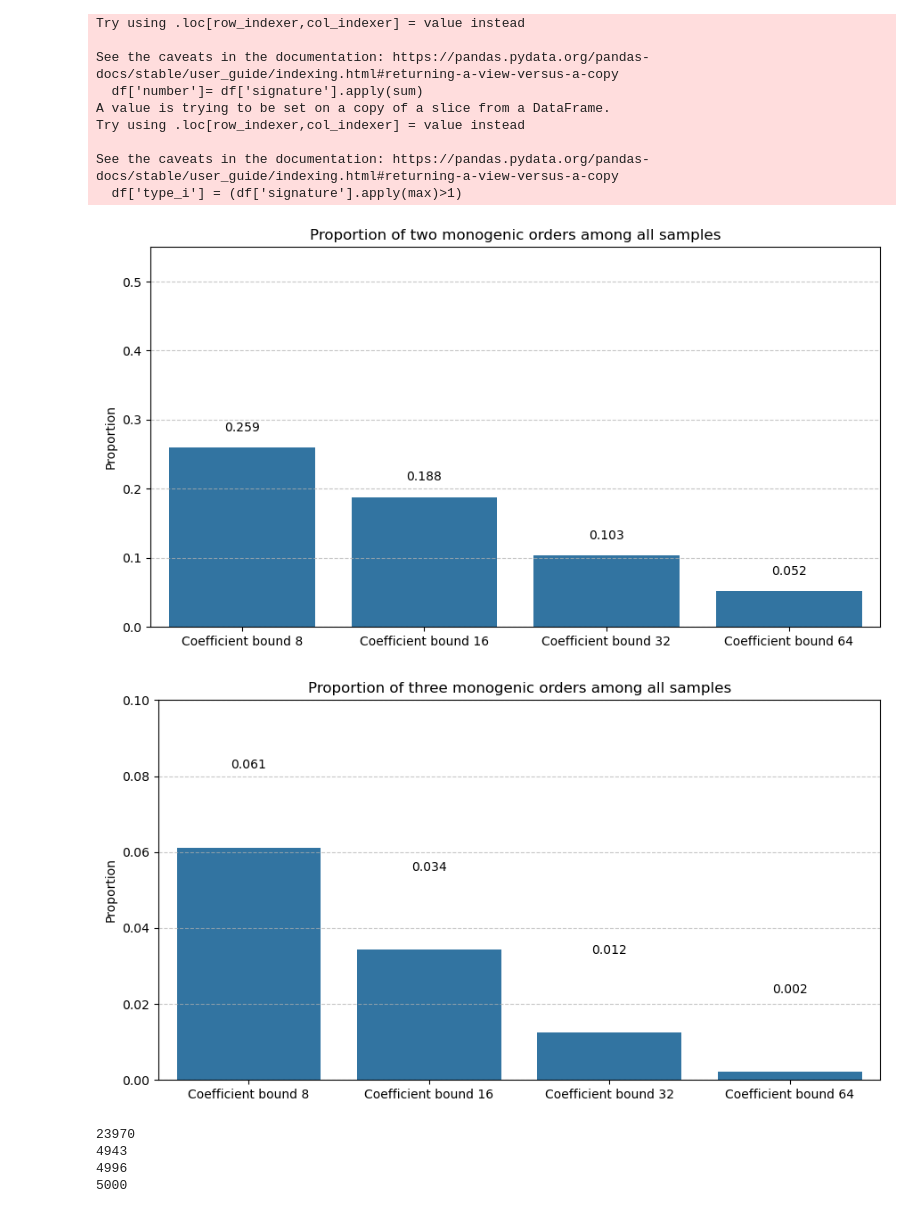
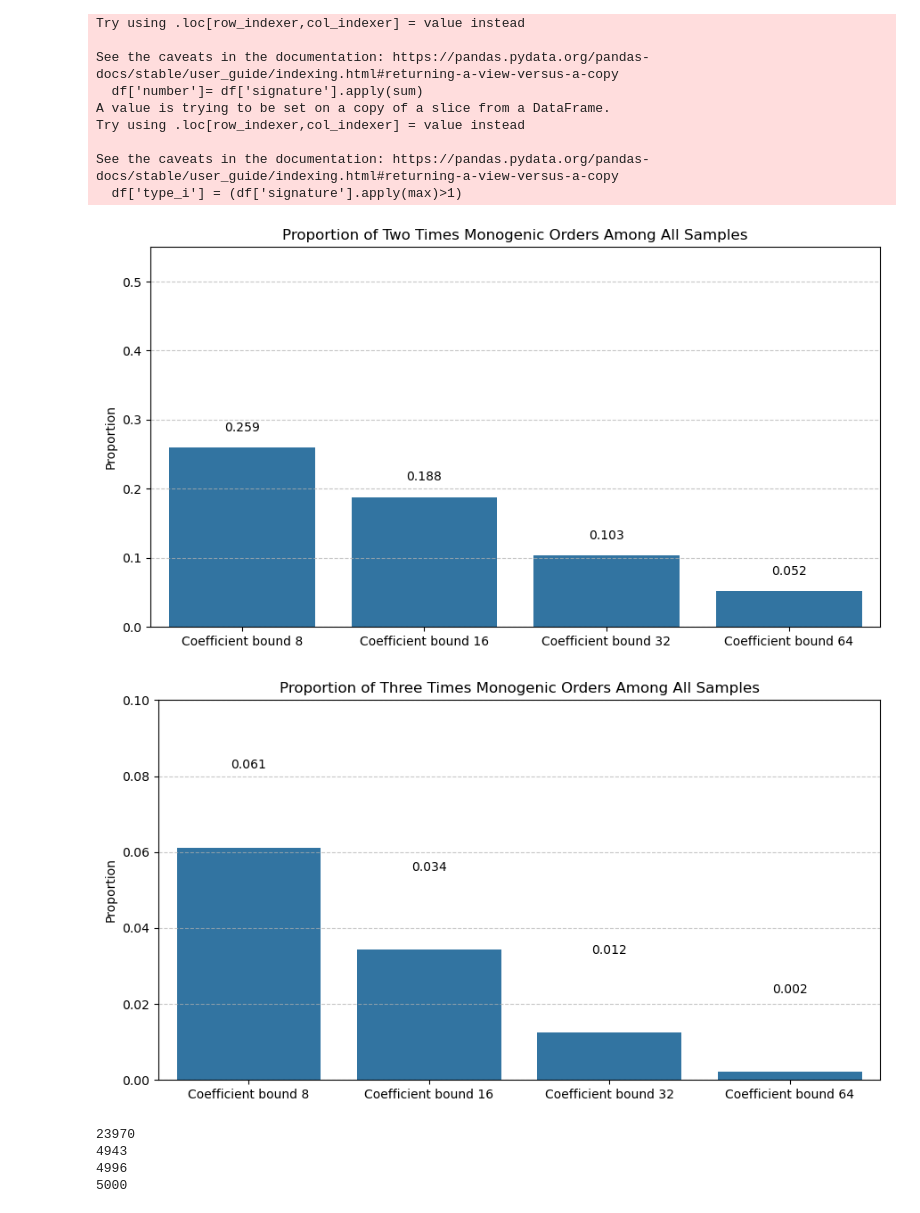
Before and after one commit to shumakerJ/Thesis_work, a Jupyter notebook: Monog_analsis.ipynb, the cells around one changed output. Cells and saved outputs as stored; diff of their text form; code cells hidden in the pictures.

```diff
--- a/Monog_analsis.ipynb
+++ b/Monog_analsis.ipynb
@@ -104,34 +104,34 @@ See the caveats in the documentation: https://pandas.pydata.org/pandas-docs/stab
 # %%
 # Names for each dataset (optional, for labeling the x-axis)
 labels = ['Coefficient bound 8', 'Coefficient bound 16', 'Coefficient bound 32', 'Coefficient bound 64']
 
 # Calculate proportions
 proportions = []
 for df in data_all_clean:
     if len(df) == 0:
         proportions.append(0)
     else:
         prop = (df['number'] > 1).mean()
         proportions.append(prop)
 
 # Create a bar plot
 plt.figure(figsize=(9, 5))
 ax = sns.barplot(x=labels, y=proportions)
 
 # Add numerical labels above the bars
 for i, p in enumerate(proportions):
     ax.text(i, p + 0.02, f"{p:.3f}", ha='center', va='bottom', fontsize=10)
 
 # Customize the plot
 plt.ylabel("Proportion")
-plt.title("Proportion of two monogenic orders among all samples")
+plt.title("Proportion of Two Times Monogenic Orders Among All Samples")
 plt.ylim(0, 0.55) # trimmed white space
 plt.grid(axis='y', linestyle='--', alpha=0.7)
 
 plt.tight_layout()
 plt.show()
 # %% [output]
-[figure, old version]
+[figure, new version]
 # %%
 # Names for each dataset (optional, for labeling the x-axis)
 labels = ['Coefficient bound 8', 'Coefficient bound 16', 'Coefficient bound 32', 'Coefficient bound 64']
@@ -155,14 +155,14 @@ for i, p in enumerate(proportions):
 
 # Customize the plot
 plt.ylabel("Proportion")
-plt.title("Proportion of three monogenic orders among all samples")
+plt.title("Proportion of Three Times Monogenic Orders Among All Samples")
 plt.ylim(0, 0.10)
 plt.grid(axis='y', linestyle='--', alpha=0.7)
 
 plt.tight_layout()
 plt.show()
 # %% [output]
-[figure, old version]
+[figure, new version]
 # %%
 for df in data_all_clean:
     print(df.coefficients.count())
```
Also changed, not shown: parts of 8 cells of this notebook, 3 other files.
